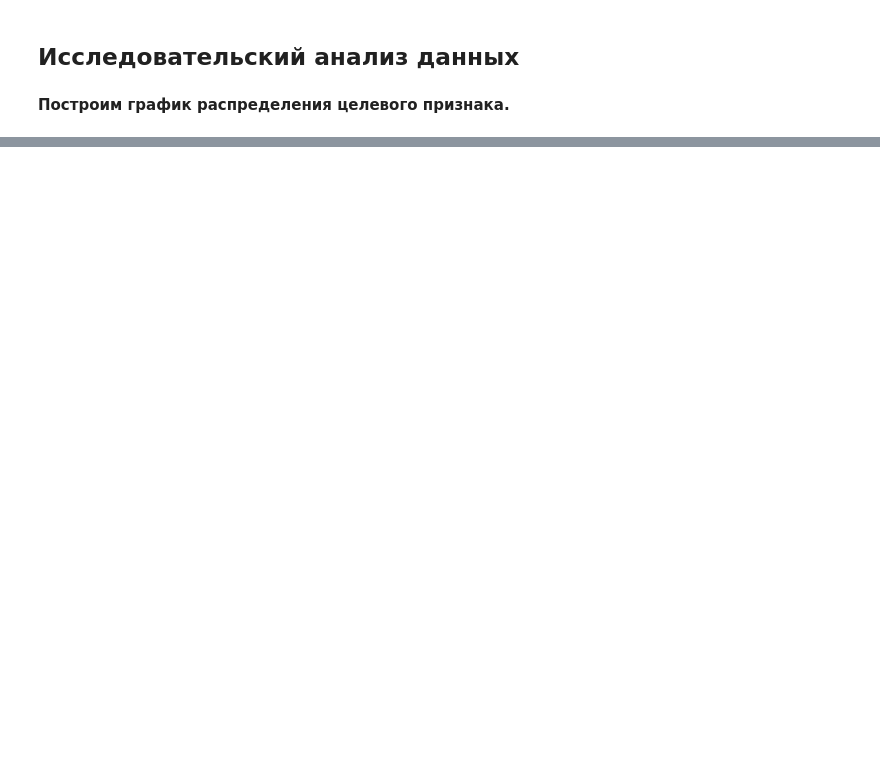
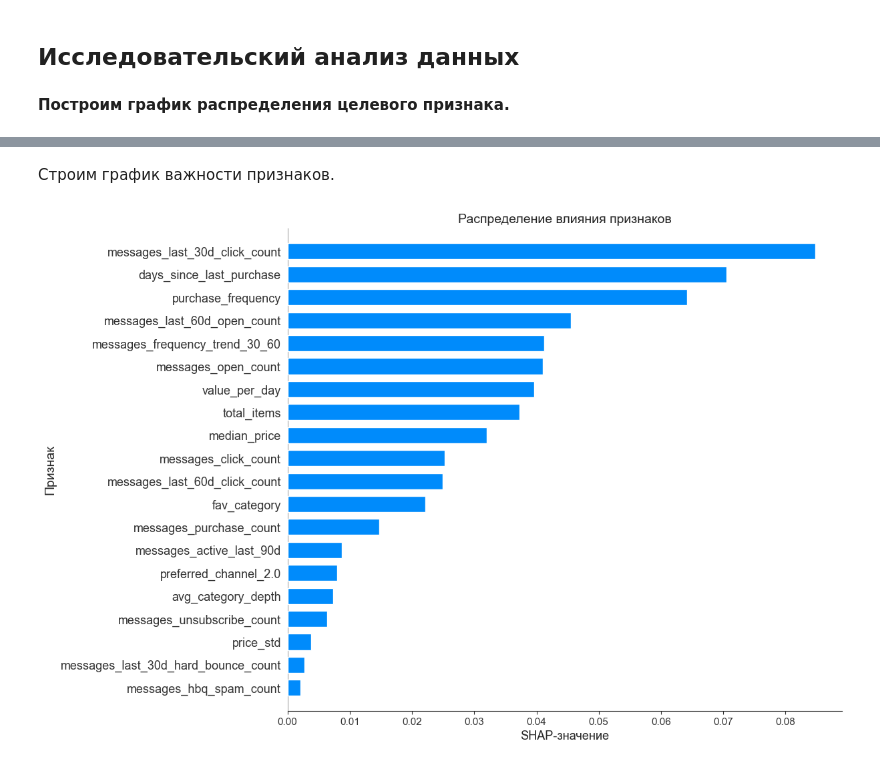
Before and after one commit to volkovask/marketing, a Jupyter notebook: marketing.ipynb, the cells around one changed output, grey strips where cells are left out. Saved outputs shown, nothing was run; the diff lists cells and outputs as text; code cells hidden in the pictures; blank space fills up the shorter version.

```diff
--- a/marketing.ipynb
+++ b/marketing.ipynb
@@ -700,0 +1803,35 @@ channel
+# %%
+# Кодируем тренировочную и тестовую выборки.
+X_train_shap = randomized_search.best_estimator_.named_steps['preprocessor'].fit_transform(X_train)
+X_test_shap = randomized_search.best_estimator_.named_steps['preprocessor'].transform(X_test)
+# %%
+# Обработаем названия признаков после кодирования.
+feature_names = (
+    np.vectorize(lambda x: x[5:])
+    (randomized_search.best_estimator_.named_steps['preprocessor'].get_feature_names_out()))
+# display(feature_names)
+# %%
+# Вычисляем SHAP-значения
+background = shap.sample(X_test_shap, 50)
+explainer = shap.KernelExplainer(model.predict, background)
+shap_values = explainer.shap_values(background)
+# %% [markdown]
+Строим график важности признаков.
+# %%
+def shap_summary_plot(plot_type='bar'):
+    shap.summary_plot(
+        shap_values,
+        X_test_shap,
+        feature_names=feature_names,
+        plot_type=plot_type,
+        plot_size=(12, 8),
+        show=False
+        )
+    plt.xlabel('SHAP-значение')
+    plt.ylabel('Признак', fontsize=14)
+    plt.title('Распределение влияния признаков', fontsize=14)
+    plt.show()
+# %%
+shap_summary_plot()
+# %% [output]
+[figure, added]
```
Also changed, not shown: parts of 82 cells of this notebook.
